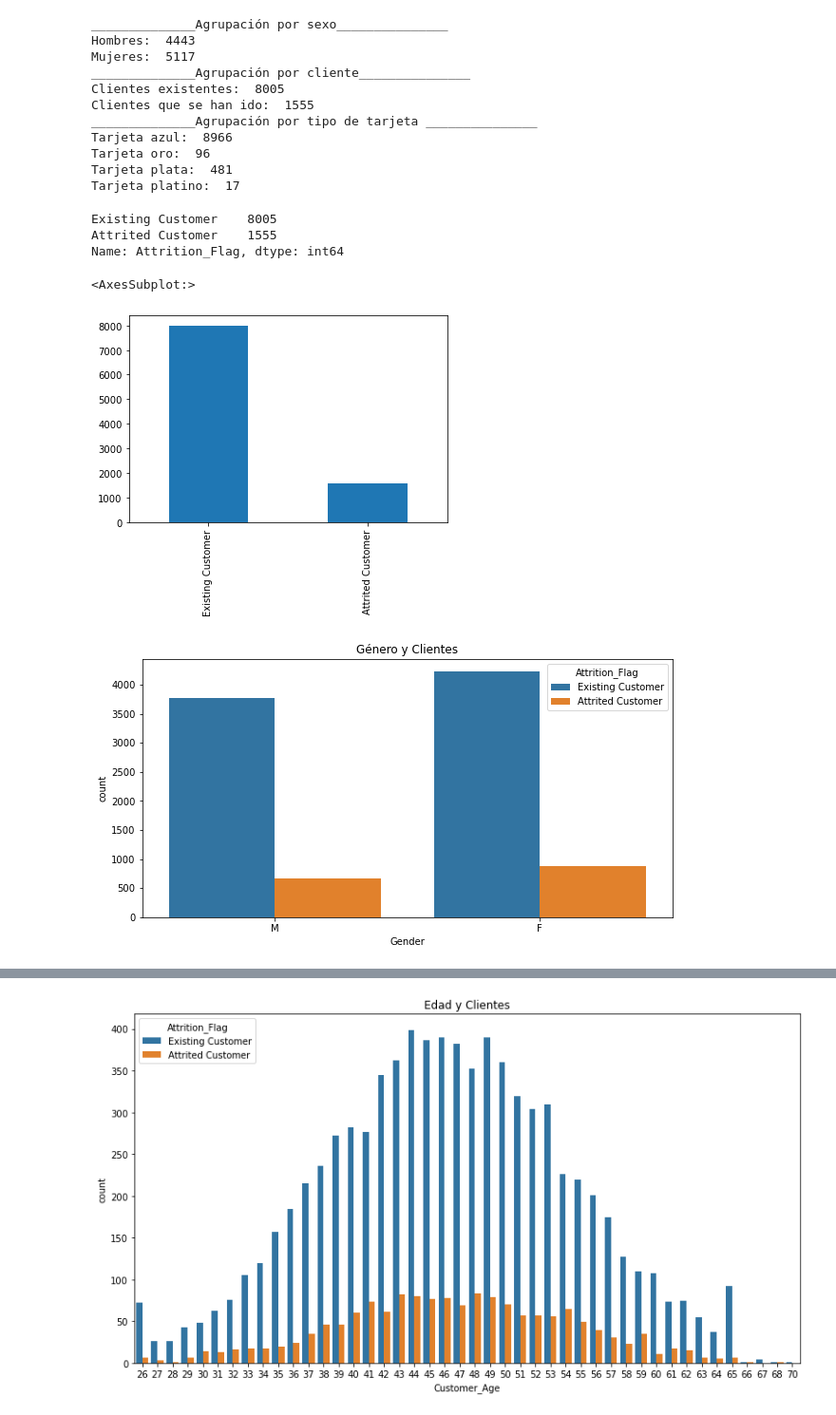
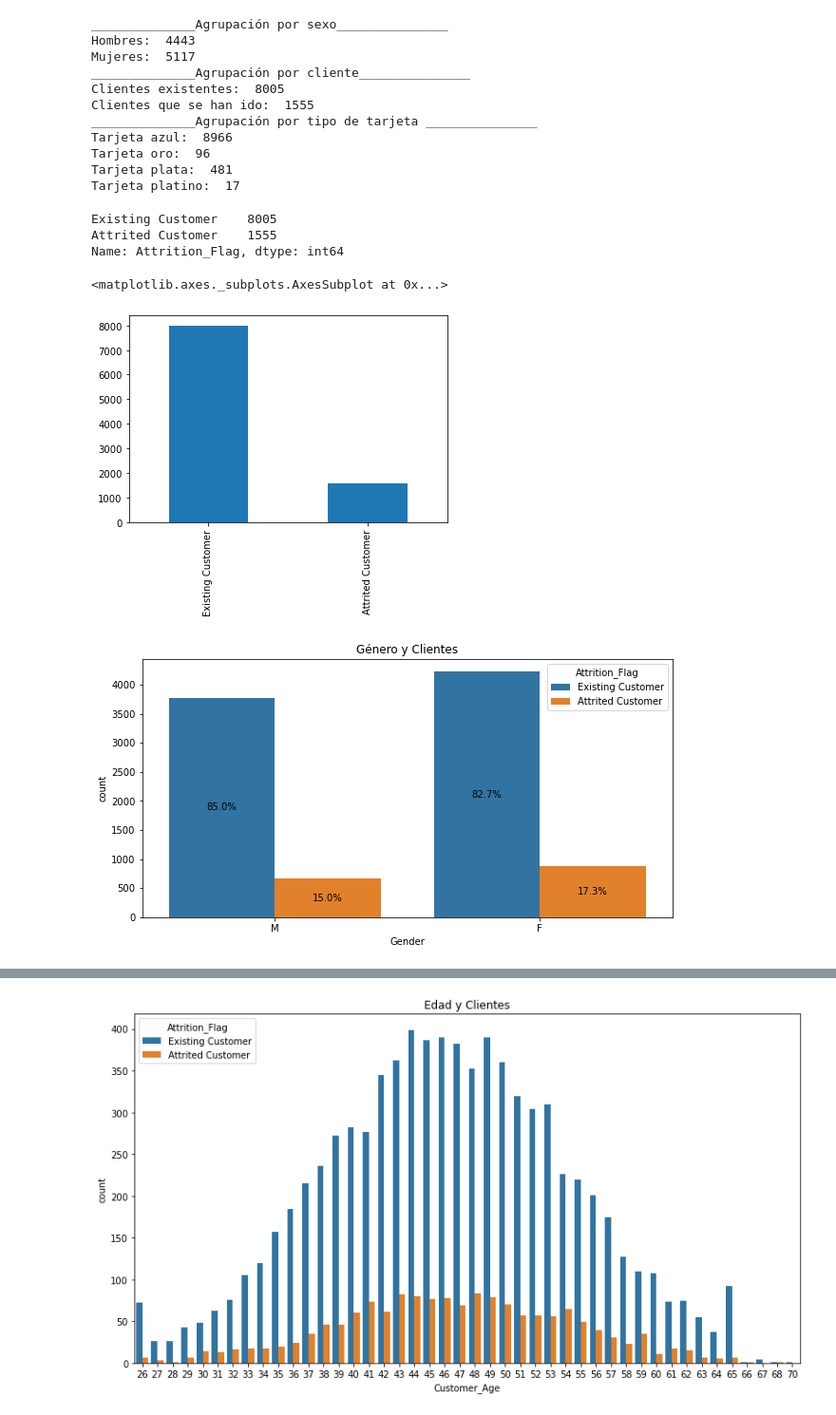
Before and after one commit to andreagonvic/Data-cleansing, a Jupyter notebook: CreditCardDataset.ipynb, the cells around one changed output, grey strips where cells are left out. Shown at 95% size. Drawn from its saved outputs; the diff is of its cells as text; code cells hidden in the pictures.

```diff
--- a/CreditCardDataset.ipynb
+++ b/CreditCardDataset.ipynb
@@ -53,6 +53,11 @@ Data columns (total 23 columns):
  22  Naive_Bayes_Classifier_Attrition_Flag_Card_Category_Contacts_Count_12_mon_Dependent_count_Education_Level_Months_Inactive_12_mon_2  10127 non-null  float64
 dtypes: float64(7), int64(10), object(6)
 memory usage: 1.8+ MB
+# %%
+# Modificaremos los datos de la variable Income_Category porque vemos que tienen algún caracter raro
+
+data.replace({'$60K - $80K':'60K-80K', 'Less than $40K':'-40K', '$80K - $120K':'80K-120K',
+              '$40K - $60K':'40K-60K','$120K +':'+120K'}, inplace=True)
 # %% [markdown]
 ## 2. Integración y selección de los datos
 # %%
@@ -164,7 +169,7 @@ datos_cleaned.hombre = datos_cleaned[datos_cleaned['Gender'] == "M"]
 
 # Agrupación por tipo de cliente
 datos_cleaned.existente = datos_cleaned[datos_cleaned['Attrition_Flag'] == "Existing Customer"]
-datos_cleaned.nuevo = datos_cleaned[datos_cleaned['Attrition_Flag'] == "Attrited Customer"]
+datos_cleaned.abandonado = datos_cleaned[datos_cleaned['Attrition_Flag'] == "Attrited Customer"]
 
 # Agrupación por tipo de tarjeta
 datos_cleaned.azul = datos_cleaned[datos_cleaned['Card_Category'] == "Blue"]
@@ -210,13 +215,27 @@ x.plot.bar(figsize=(6,4))
 Existing Customer    8005
 Attrited Customer    1555
 Name: Attrition_Flag, dtype: int64
-<AxesSubplot:>
+<matplotlib.axes._subplots.AxesSubplot at 0x...>
 [figure]
 # %%
 #Para poder ver que cantidad de clientes existentes y clientes que se han ido de la entidad tenemos, realizamos un gráfico para cada variable
 plt.figure(figsize=(10,5))
 plot=sns.countplot(x=datos_cleaned.Gender,hue=datos_cleaned.Attrition_Flag)
 plt.title("Género y Clientes")
+
+total_mujer = len(datos_cleaned.mujer)
+total_hombre = len(datos_cleaned.hombre)
+i = 0
+for p in plot.patches:
+    if (i % 2 == 0):
+        percentage = '{:.1f}%'.format(100 * p.get_height()/total_hombre)
+    else:
+        percentage = '{:.1f}%'.format(100 * p.get_height()/total_mujer)
+    x = p.get_x() + p.get_width()/2
+    y = p.get_y() + p.get_height()/2
+    plot.annotate(percentage, (x, y), horizontalalignment='center', verticalalignment='center')
+    i+=1
+
 plt.show()
 # %% [output]
-[figure, old version]
+[figure, new version]
```
Also changed, not shown: parts of 10 cells of this notebook, 1 other file.
